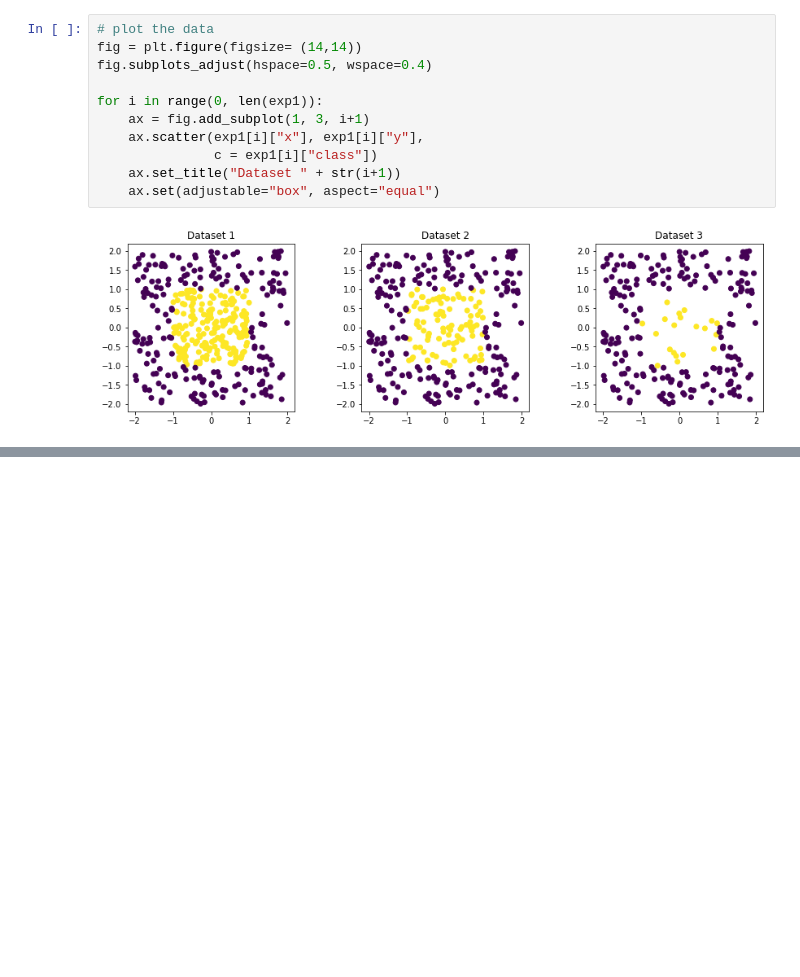
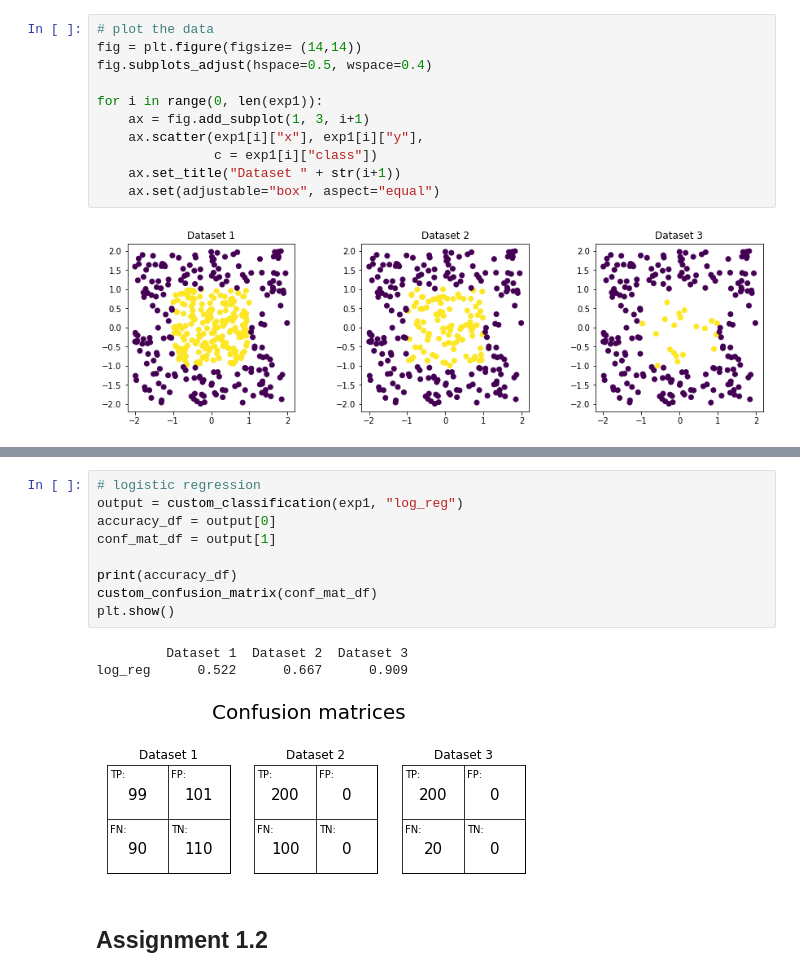
Before and after one commit to SimonJasansky/data_mining, a Jupyter notebook: assignment_2.ipynb, the cells around one changed output, grey strips where cells are left out. Drawn from its saved outputs; the diff is of its cells as text; blank space fills up the shorter version.

```diff
--- a/assignment_2.ipynb
+++ b/assignment_2.ipynb
@@ -179,0 +278,15 @@ for 1.1 a and b: build table with datasets on x axis, k-fold on y axis
+# %%
+# logistic regression
+output = custom_classification(exp1, "log_reg")
+accuracy_df = output[0]
+conf_mat_df = output[1]
+
+print(accuracy_df)
+custom_confusion_matrix(conf_mat_df)
+plt.show()
+# %% [output]
+         Dataset 1  Dataset 2  Dataset 3
+log_reg      0.522      0.667      0.909
+[figure, added]
+# %% [markdown]
+## Assignment 1.2
```
Also changed, not shown: parts of 18 cells of this notebook.
